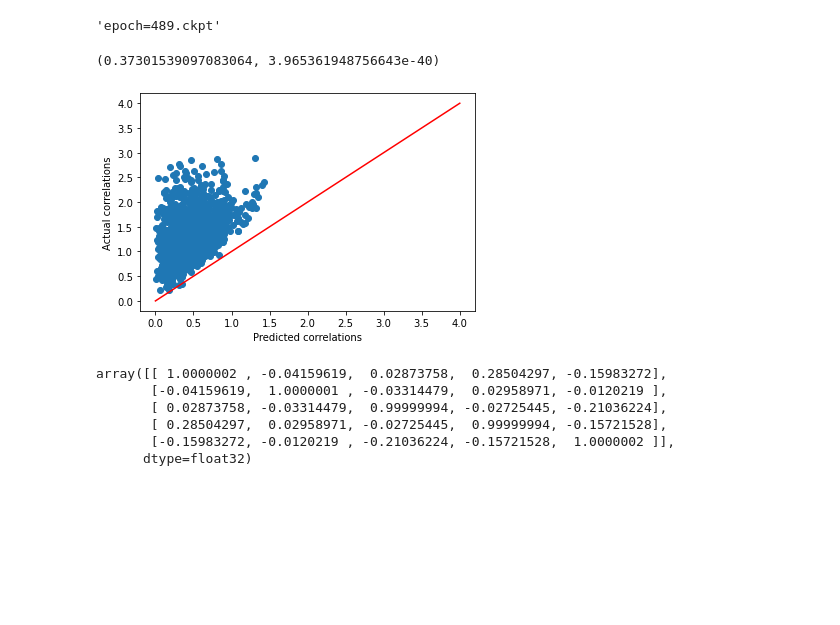
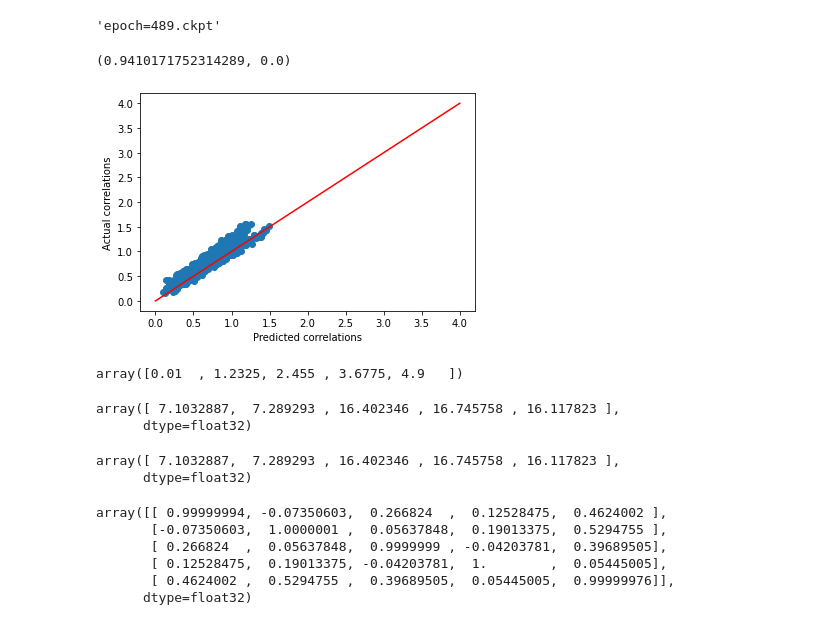
Before and after one commit to flatironinstitute/catvae, a Jupyter notebook: ipynb/vae-sim.ipynb, the cells around one changed output. Cells and saved outputs as stored; diff of their text form; code cells hidden in the pictures; blank space fills up the shorter version.

```diff
--- a/ipynb/vae-sim.ipynb
+++ b/ipynb/vae-sim.ipynb
@@ -19,7 +19,7 @@ torch.__version__
 # Simulate data
 # %%
 np.random.seed(0)
-k = 3
+k = 5
 sims = multinomial_bioms(k=k, D=50, N=250, M=100000)
 Y = sims['Y']
 parts = Y.shape[0] // 10
@@ -115,34 +115,50 @@ model = LightningCountVAE.load_from_checkpoint(path).cuda()
 # %%
 #W = model.model.get_loadings()
 from scipy.stats import pearsonr
 import matplotlib.pyplot as plt
 from scipy.spatial.distance import pdist
 
 W = model.model.decoder.weight.detach().cpu().numpy()
+eigvals = (W**2).sum(axis=0)
+Weig = W / np.sqrt(eigvals)
 
 d_estW = pdist(W)
 dW = pdist(sims['W'])
 # we appear to be off by a factor of 2 -- where is this coming from?
-plt.scatter(dW, d_estW)
+plt.scatter(dW, d_estW )
 plt.plot(np.linspace(0, 4), np.linspace(0, 4), 'r')
 plt.xlabel('Predicted correlations')
 plt.ylabel('Actual correlations')
 
 print(pearsonr(dW, d_estW))
 # %% [output]
-(0.37301539097083064, 3.965361948756643e-40)
+(0.9410171752314289, 0.0)
-[figure, old version]
+[figure, new version]
+# %%
+np.diag(sims['W'].T @ sims['W'])
+# %% [output]
+array([0.01  , 1.2325, 2.455 , 3.6775, 4.9   ])
+# %%
+np.diag(W.T @ W)
+# %% [output]
+array([ 7.1032887,  7.289293 , 16.402346 , 16.745758 , 16.117823 ],
+      dtype=float32)
+# %%
+eigvals
+# %% [output]
+array([ 7.1032887,  7.289293 , 16.402346 , 16.745758 , 16.117823 ],
+      dtype=float32)
 # %%
 eigvals = (W**2).sum(axis=0)
 Weig = W / np.sqrt(eigvals)
 # %%
 Weig.T @ Weig
 # %% [output]
-array([[ 1.0000002 , -0.04159619,  0.02873758,  0.28504297, -0.15983272],
-       [-0.04159619,  1.0000001 , -0.03314479,  0.02958971, -0.0120219 ],
-       [ 0.02873758, -0.03314479,  0.99999994, -0.02725445, -0.21036224],
-       [ 0.28504297,  0.02958971, -0.02725445,  0.99999994, -0.15721528],
-       [-0.15983272, -0.0120219 , -0.21036224, -0.15721528,  1.0000002 ]],
+array([[ 0.99999994, -0.07350603,  0.266824  ,  0.12528475,  0.4624002 ],
+       [-0.07350603,  1.0000001 ,  0.05637848,  0.19013375,  0.5294755 ],
+       [ 0.266824  ,  0.05637848,  0.9999999 , -0.04203781,  0.39689505],
+       [ 0.12528475,  0.19013375, -0.04203781,  1.        ,  0.05445005],
+       [ 0.4624002 ,  0.5294755 ,  0.39689505,  0.05445005,  0.99999976]],
       dtype=float32)
 # %%
 Wu, Ws, Wv = np.linalg.svd(W)
```
Also changed, not shown: parts of 10 cells of this notebook, 1 other file.
